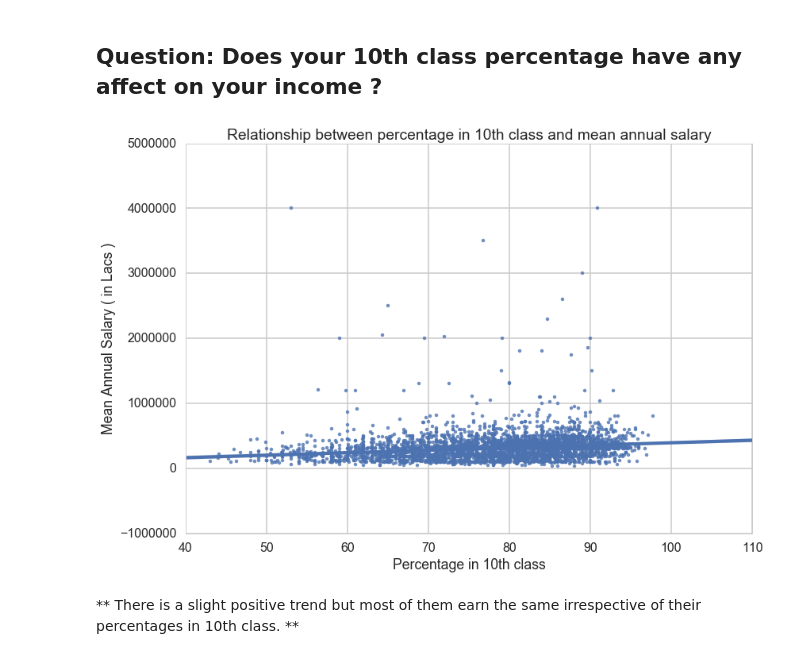
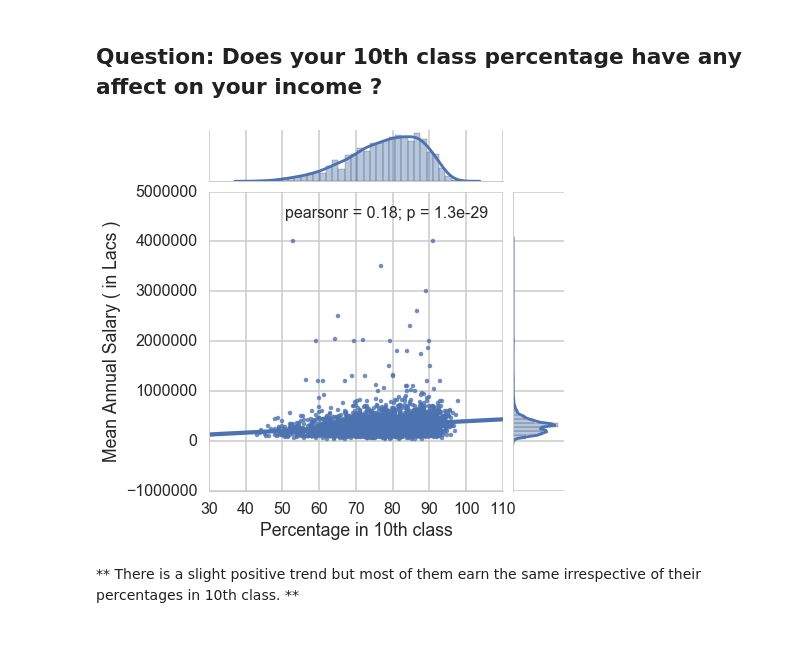
Before and after one commit to numb3r33/CoDS2016, a Jupyter notebook: CODS2016.ipynb, the cells around one changed output. Cells and saved outputs as stored; diff of their text form; code cells hidden in the pictures.

Commit message:
Explore some more relationships

```diff
--- a/CODS2016.ipynb
+++ b/CODS2016.ipynb
@@ -347,12 +347,11 @@ plt.title('Relationship between date of birth (years) and mean annual salary');
 # %% [markdown]
 ## Question: Does your 10th class percentage have any affect on your income ?
 # %%
-sns.regplot(y="salary", x="10percentage", data=train, fit_reg=True)
+sns.jointplot(y="salary", x="10percentage", data=train, kind='reg')
 plt.xlabel('Percentage in 10th class')
-plt.ylabel('Mean Annual Salary ( in Lacs )')
-plt.title('Relationship between percentage in 10th class and mean annual salary');
+plt.ylabel('Mean Annual Salary ( in Lacs )');
 # %% [output]
-[figure, old version]
+[figure, new version]
 # %% [markdown]
 ** There is a slight positive trend but most of them earn the same irrespective of their percentages in 10th class. **
 # %% [markdown]
```
Also changed, not shown: parts of 11 cells of this notebook.
